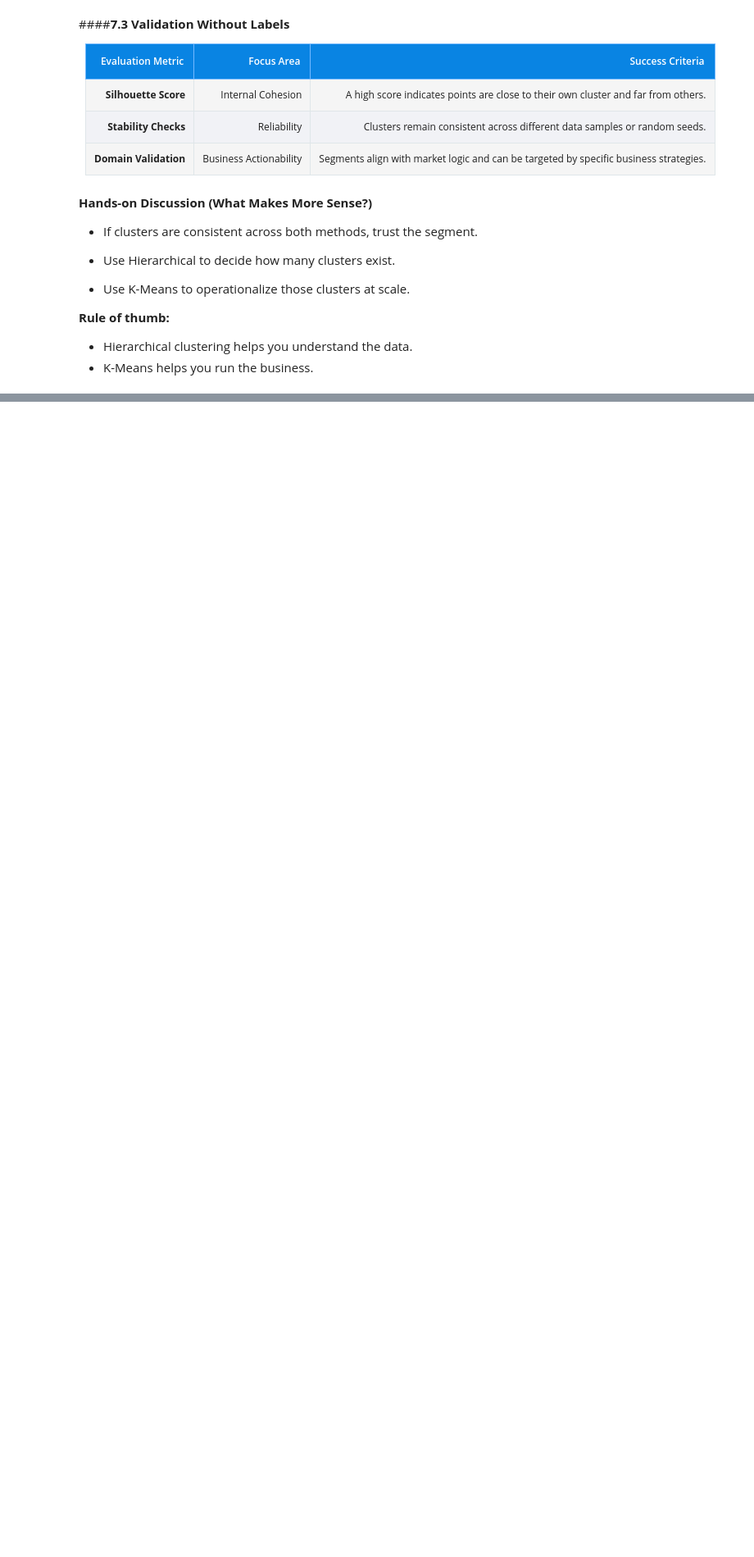
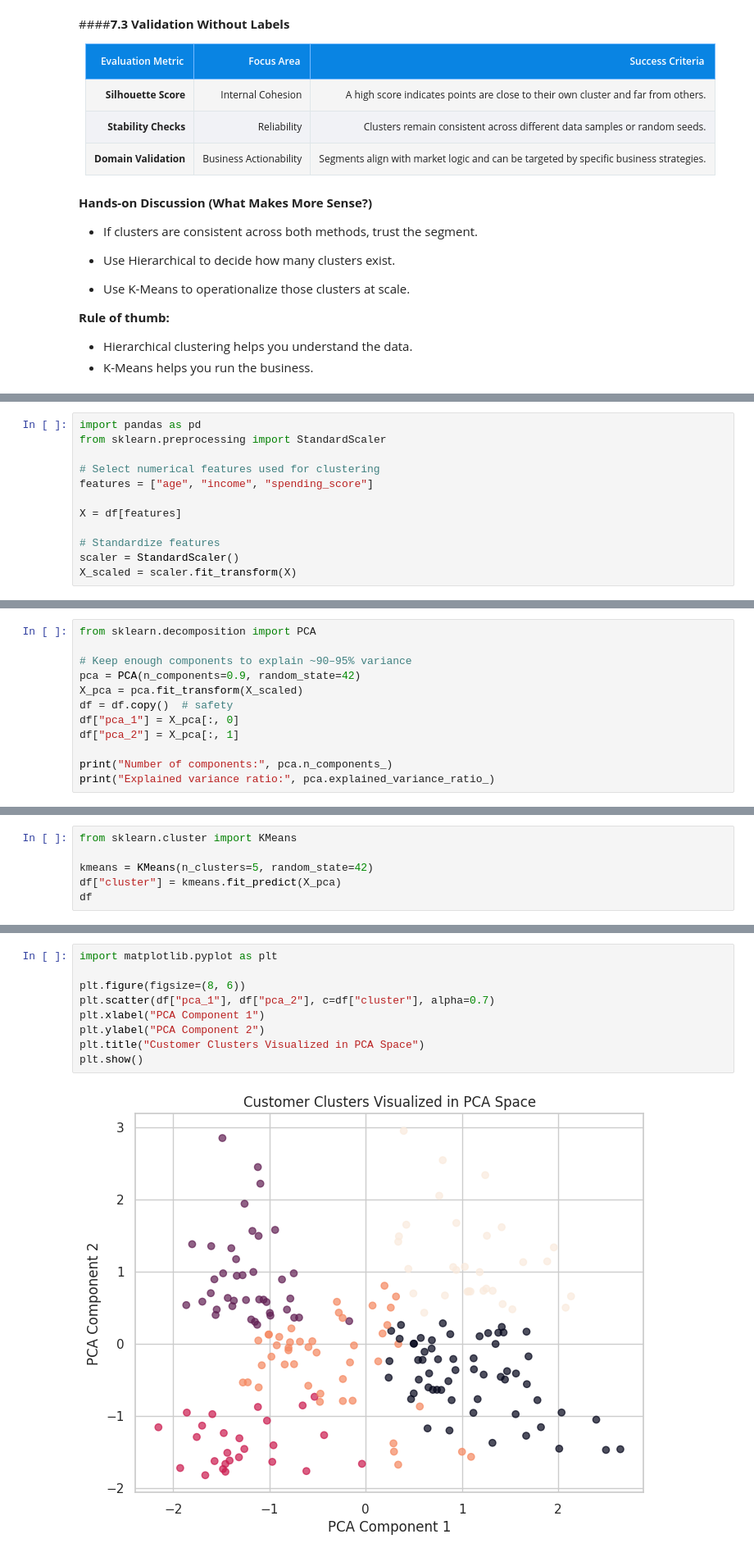
Before and after one commit to epythonlab2/AI_4_health, a Jupyter notebook: module_2_unsupervised_machine_learning.ipynb, the cells around one changed output, grey strips where cells are left out. Shown at 82% size. Drawn from its saved outputs; the diff is of its cells as text; blank space fills up the shorter version.

```diff
--- a/module_2_unsupervised_machine_learning.ipynb
+++ b/module_2_unsupervised_machine_learning.ipynb
@@ -1465,0 +1544,12 @@ These pairs represent **stable customer segments** detected by both methods.
+# %%
+import pandas as pd
+from sklearn.preprocessing import StandardScaler
+
+# Select numerical features used for clustering
+features = ["age", "income", "spending_score"]
+
+X = df[features]
+
+# Standardize features
+scaler = StandardScaler()
+X_scaled = scaler.fit_transform(X)
@@ -1465,0 +1558,12 @@ These pairs represent **stable customer segments** detected by both methods.
+# %%
+from sklearn.decomposition import PCA
+
+# Keep enough components to explain ~90–95% variance
+pca = PCA(n_components=0.9, random_state=42)
+X_pca = pca.fit_transform(X_scaled)
+df = df.copy()  # safety
+df["pca_1"] = X_pca[:, 0]
+df["pca_2"] = X_pca[:, 1]
+
+print("Number of components:", pca.n_components_)
+print("Explained variance ratio:", pca.explained_variance_ratio_)
@@ -1465,0 +1577,6 @@ These pairs represent **stable customer segments** detected by both methods.
+# %%
+from sklearn.cluster import KMeans
+
+kmeans = KMeans(n_clusters=5, random_state=42)
+df["cluster"] = kmeans.fit_predict(X_pca)
+df
@@ -1465,0 +1599,11 @@ These pairs represent **stable customer segments** detected by both methods.
+# %%
+import matplotlib.pyplot as plt
+
+plt.figure(figsize=(8, 6))
+plt.scatter(df["pca_1"], df["pca_2"], c=df["cluster"], alpha=0.7)
+plt.xlabel("PCA Component 1")
+plt.ylabel("PCA Component 2")
+plt.title("Customer Clusters Visualized in PCA Space")
+plt.show()
+# %% [output]
+[figure, added]
```
Also changed, not shown: parts of 15 cells of this notebook.
